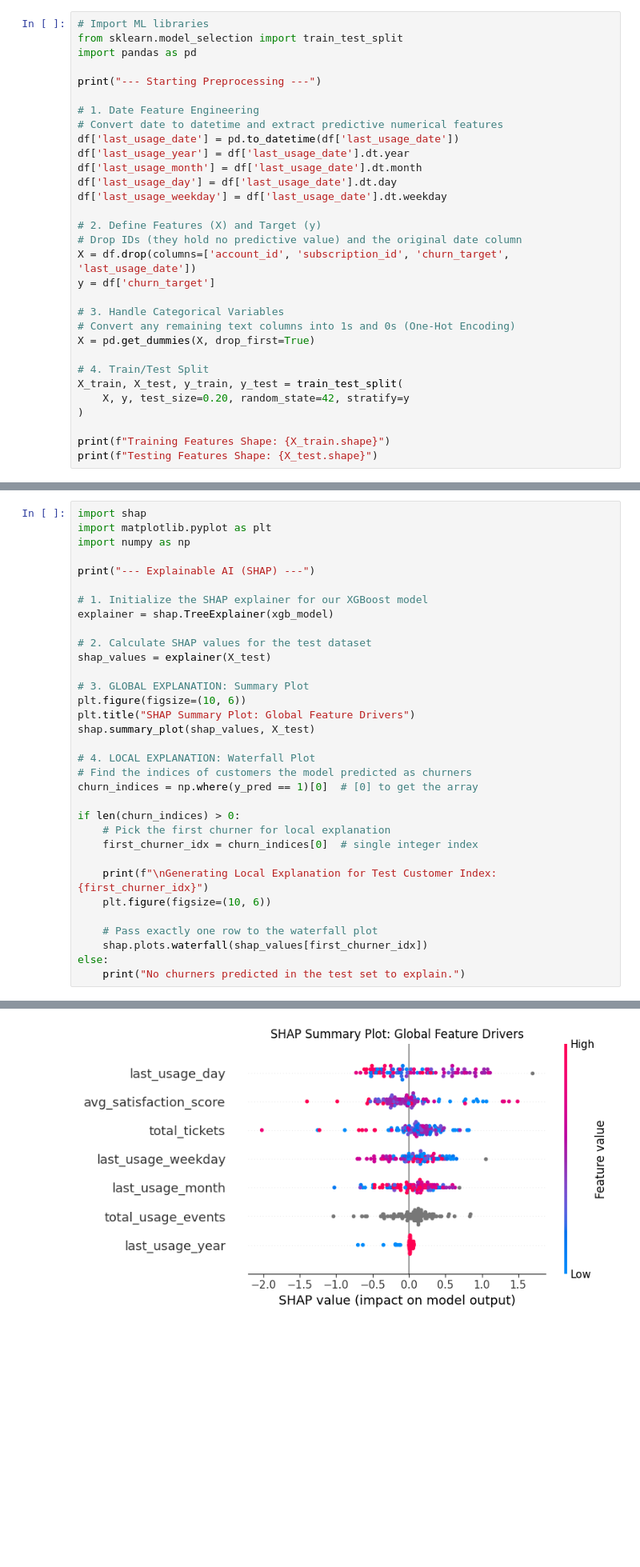
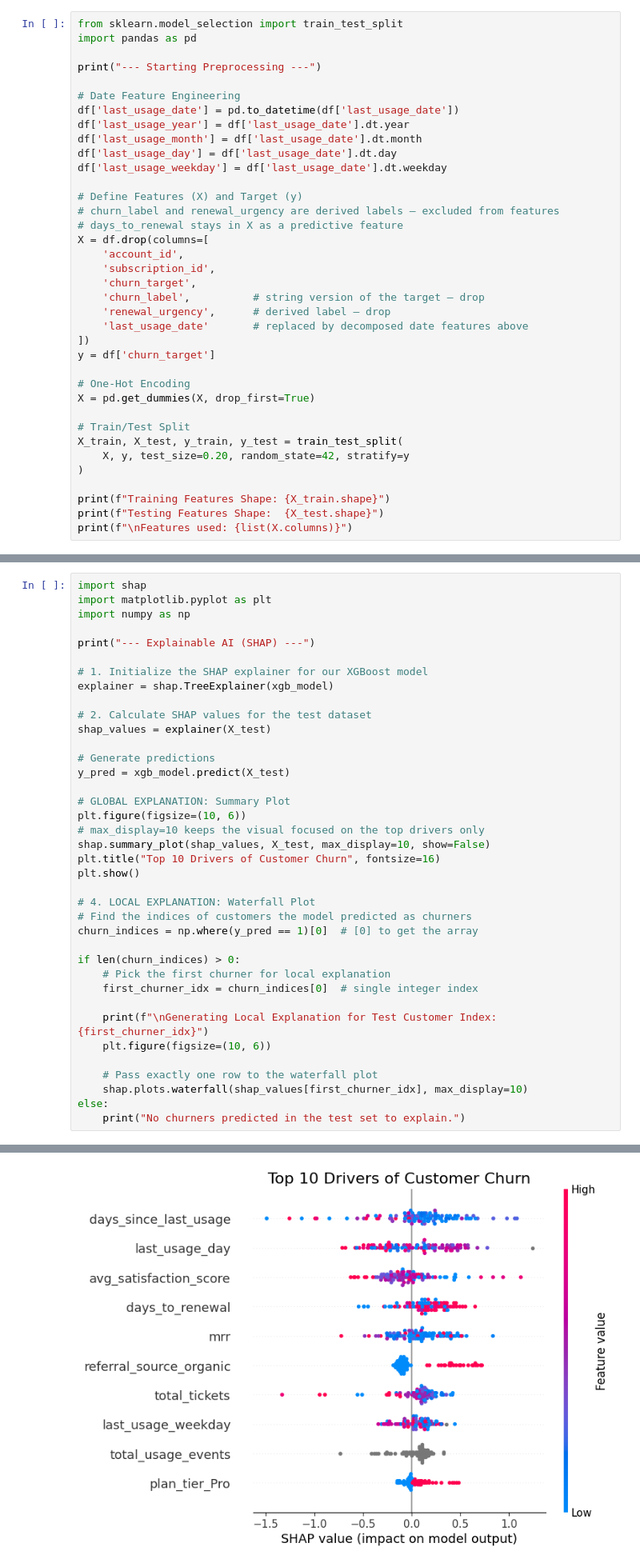
Before and after one commit to Chiragsuri/saas-churn-retention-engine, a Jupyter notebook: notebooks/01_churn_prediction_model.ipynb, the cells around one changed output, grey strips where cells are left out. Shown at 80% size. Saved outputs shown, nothing was run; the diff lists cells and outputs as text; blank space fills up the shorter version.

```diff
--- a/notebooks/01_churn_prediction_model.ipynb
+++ b/notebooks/01_churn_prediction_model.ipynb
@@ -121,33 +79,39 @@ plt.show()
 # %%
-# Import ML libraries
 from sklearn.model_selection import train_test_split
 import pandas as pd
 
 print("--- Starting Preprocessing ---")
 
-# 1. Date Feature Engineering
-# Convert date to datetime and extract predictive numerical features
+# Date Feature Engineering
 df['last_usage_date'] = pd.to_datetime(df['last_usage_date'])
 df['last_usage_year'] = df['last_usage_date'].dt.year
 df['last_usage_month'] = df['last_usage_date'].dt.month
 df['last_usage_day'] = df['last_usage_date'].dt.day
 df['last_usage_weekday'] = df['last_usage_date'].dt.weekday
 
-# 2. Define Features (X) and Target (y)
-# Drop IDs (they hold no predictive value) and the original date column
-X = df.drop(columns=['account_id', 'subscription_id', 'churn_target', 'last_usage_date'])
+# Define Features (X) and Target (y)
+# churn_label and renewal_urgency are derived labels — excluded from features
+# days_to_renewal stays in X as a predictive feature
+X = df.drop(columns=[
+    'account_id',
+    'subscription_id',
+    'churn_target',
+    'churn_label',          # string version of the target — drop
+    'renewal_urgency',      # derived label — drop
+    'last_usage_date'       # replaced by decomposed date features above
+])
 y = df['churn_target']
 
-# 3. Handle Categorical Variables
-# Convert any remaining text columns into 1s and 0s (One-Hot Encoding)
+# One-Hot Encoding
 X = pd.get_dummies(X, drop_first=True)
 
-# 4. Train/Test Split
+# Train/Test Split
 X_train, X_test, y_train, y_test = train_test_split(
     X, y, test_size=0.20, random_state=42, stratify=y
 )
 
 print(f"Training Features Shape: {X_train.shape}")
-print(f"Testing Features Shape: {X_test.shape}")
+print(f"Testing Features Shape:  {X_test.shape}")
+print(f"\nFeatures used: {list(X.columns)}")
 # %% [output]
 --- Starting Preprocessing ---
@@ -218,36 +184,41 @@ weighted avg       0.58      0.56      0.57       100
 import shap
 import matplotlib.pyplot as plt
 import numpy as np
 
 print("--- Explainable AI (SHAP) ---")
 
 # 1. Initialize the SHAP explainer for our XGBoost model
 explainer = shap.TreeExplainer(xgb_model)
 
 # 2. Calculate SHAP values for the test dataset
 shap_values = explainer(X_test)
 
-# 3. GLOBAL EXPLANATION: Summary Plot
+# Generate predictions
+y_pred = xgb_model.predict(X_test)
+
+# GLOBAL EXPLANATION: Summary Plot
 plt.figure(figsize=(10, 6))
-plt.title("SHAP Summary Plot: Global Feature Drivers")
-shap.summary_plot(shap_values, X_test)
+# max_display=10 keeps the visual focused on the top drivers only
+shap.summary_plot(shap_values, X_test, max_display=10, show=False)
+plt.title("Top 10 Drivers of Customer Churn", fontsize=16)
+plt.show()
 
 # 4. LOCAL EXPLANATION: Waterfall Plot
 # Find the indices of customers the model predicted as churners
 churn_indices = np.where(y_pred == 1)[0]  # [0] to get the array
 
 if len(churn_indices) > 0:
     # Pick the first churner for local explanation
     first_churner_idx = churn_indices[0]  # single integer index
 
     print(f"\nGenerating Local Explanation for Test Customer Index: {first_churner_idx}")
     plt.figure(figsize=(10, 6))
 
     # Pass exactly one row to the waterfall plot
-    shap.plots.waterfall(shap_values[first_churner_idx])
+    shap.plots.waterfall(shap_values[first_churner_idx], max_display=10)
 else:
     print("No churners predicted in the test set to explain.")
 # %% [output]
 --- Explainable AI (SHAP) ---
-[figure, old version]
+[figure, new version]
 Generating Local Explanation for Test Customer Index: 0
```
Also changed, not shown: parts of 9 cells of this notebook, 16 other files.
